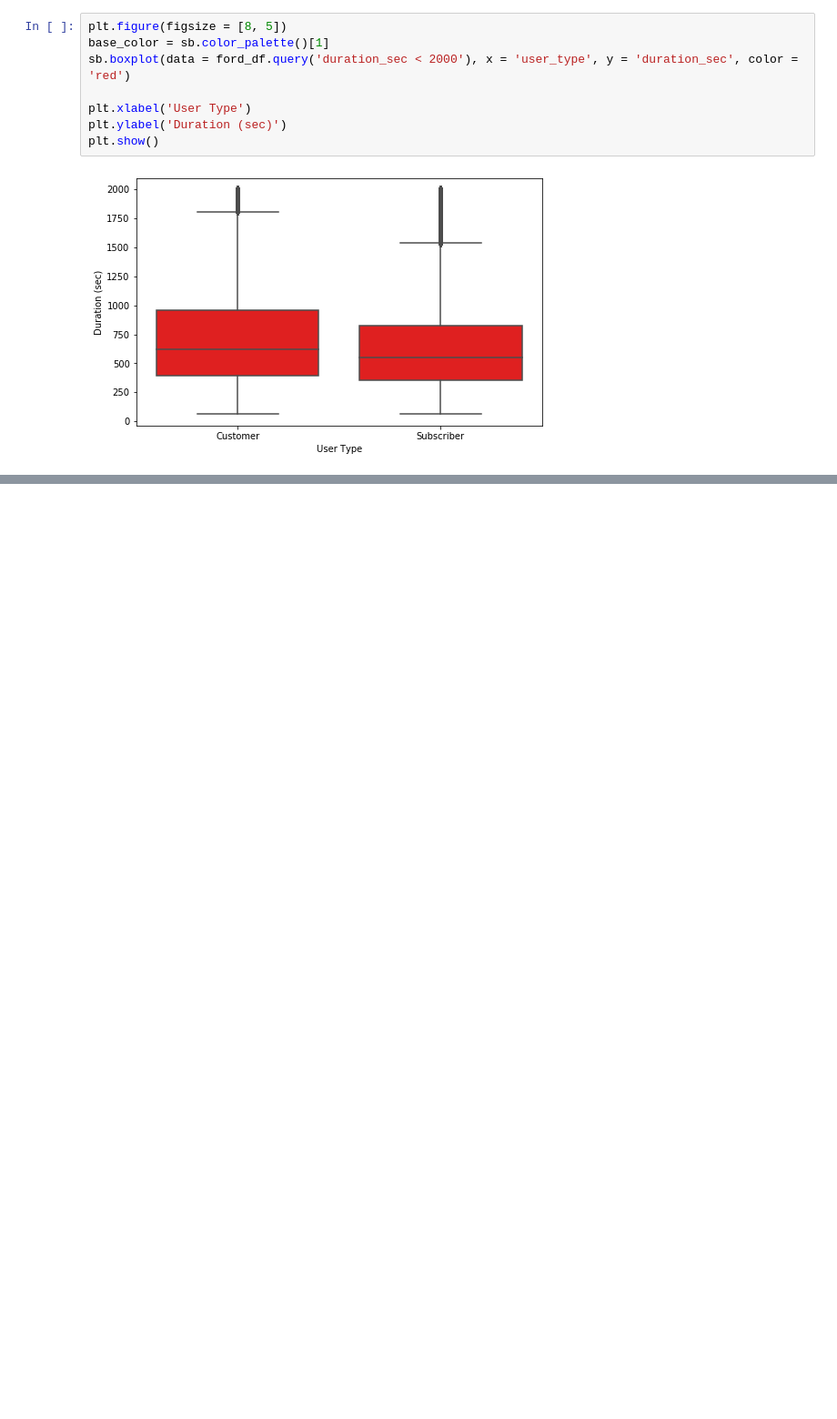
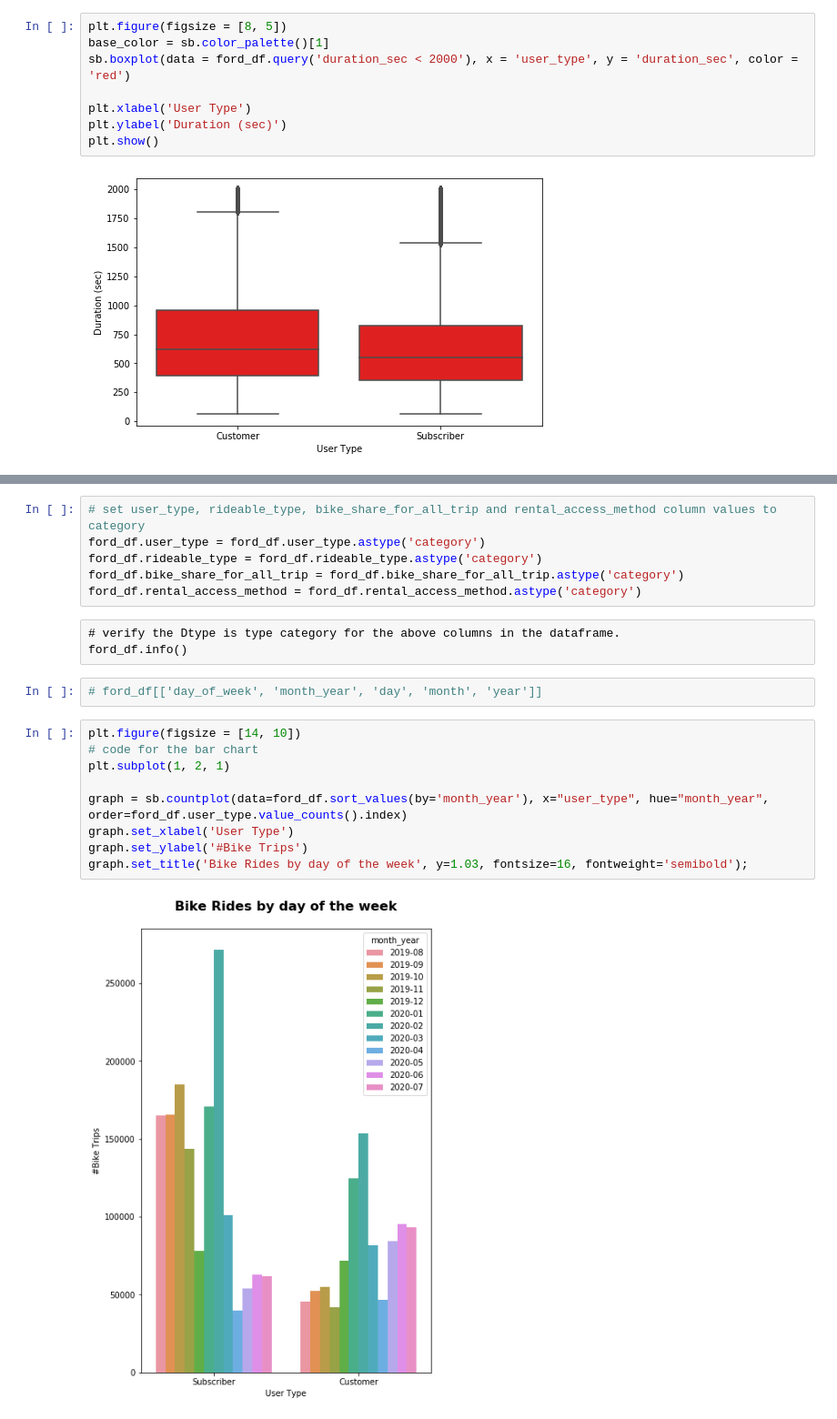
Before and after one commit to anandsimer/Communicate-Data-Findings, a Jupyter notebook: exploration.ipynb, the cells around one changed output, grey strips where cells are left out. Shown at 91% size. Cells and saved outputs as stored; diff of their text form; blank space fills up the shorter version.

Commit message:
Multi-Variate Visualisation added

```diff
--- a/exploration.ipynb
+++ b/exploration.ipynb
@@ -669,0 +726,22 @@ plt.show()
+# %%
+# set user_type, rideable_type, bike_share_for_all_trip and rental_access_method column values to category
+ford_df.user_type = ford_df.user_type.astype('category')
+ford_df.rideable_type = ford_df.rideable_type.astype('category')
+ford_df.bike_share_for_all_trip = ford_df.bike_share_for_all_trip.astype('category')
+ford_df.rental_access_method = ford_df.rental_access_method.astype('category')
+# %% [raw]
+# verify the Dtype is type category for the above columns in the dataframe.
+ford_df.info()
+# %%
+# ford_df[['day_of_week', 'month_year', 'day', 'month', 'year']]
+# %%
+plt.figure(figsize = [14, 10])
+# code for the bar chart
+plt.subplot(1, 2, 1)
+
+graph = sb.countplot(data=ford_df.sort_values(by='month_year'), x="user_type", hue="month_year", order=ford_df.user_type.value_counts().index)
+graph.set_xlabel('User Type')
+graph.set_ylabel('#Bike Trips')
+graph.set_title('Bike Rides by day of the week', y=1.03, fontsize=16, fontweight='semibold');
+# %% [output]
+[figure, added]
```
Also changed, not shown: parts of 9 cells of this notebook.
